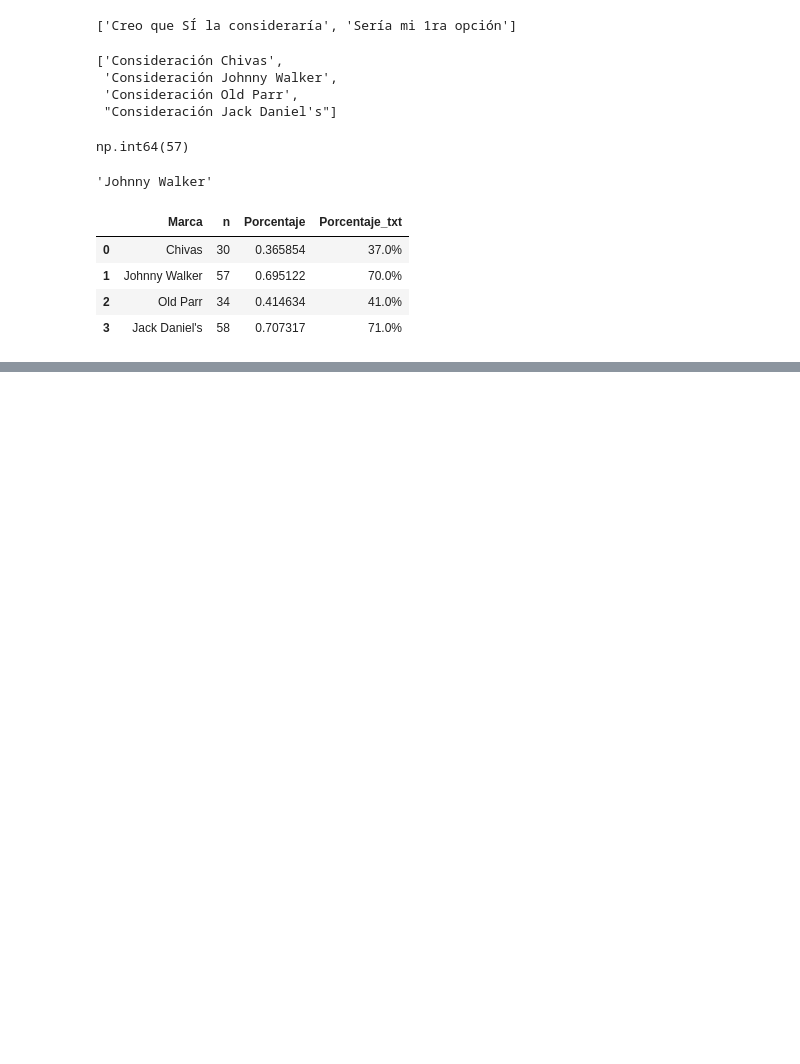
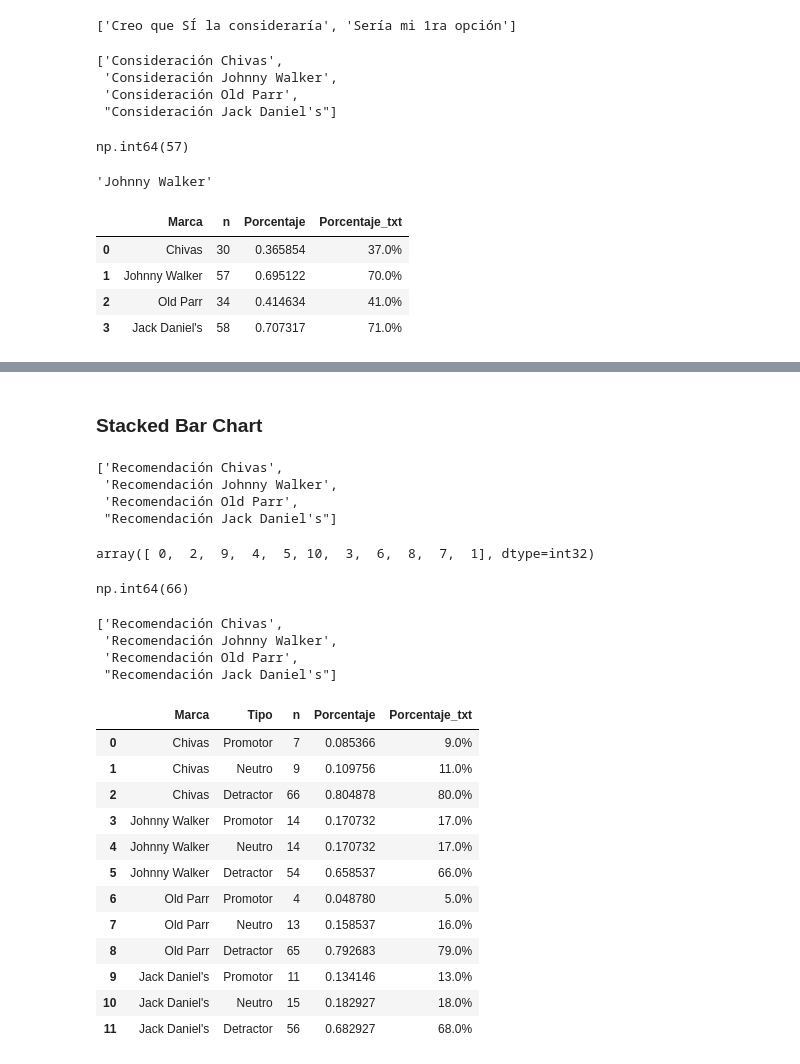
Before and after one commit to auzaluis/upsa_mod_202501, a Jupyter notebook: whisky/02_script_EDA_whisky.ipynb, the cells around one changed output, grey strips where cells are left out. Drawn from its saved outputs; the diff is of its cells as text; code cells hidden in the pictures; blank space fills up the shorter version.

```diff
--- a/whisky/02_script_EDA_whisky.ipynb
+++ b/whisky/02_script_EDA_whisky.ipynb
@@ -168,0 +204,3 @@ df_consideracion
+# %%
+recomendacion_cols = [col for col in df.columns if col.startswith('Recomendación')]
+recomendacion_cols
@@ -168,0 +253,62 @@ df_consideracion
+# %% [markdown]
+### Stacked Bar Chart
+# %%
+nps_cols = [col for col in df.columns if col.startswith('Recomendación')]
+nps_cols
+# %% [output]
+['Recomendación Chivas',
+ 'Recomendación Johnny Walker',
+ 'Recomendación Old Parr',
+ "Recomendación Jack Daniel's"]
+# %%
+df['Recomendación Chivas'].unique()
+# %% [output]
+array([ 0,  2,  9,  4,  5, 10,  3,  6,  8,  7,  1], dtype=int32)
+# %%
+df['Recomendación Chivas'].apply(lambda x: 'Promotor' if x >= 9 else ('Neutro' if x >= 7 else 'Detractor')).value_counts().get('Detractor', 0)
+# %% [output]
+np.int64(66)
+# %%
+nps_cols
+# %% [output]
+['Recomendación Chivas',
+ 'Recomendación Johnny Walker',
+ 'Recomendación Old Parr',
+ "Recomendación Jack Daniel's"]
+# %%
+nps_dict = []
+
+for col in nps_cols:
+  Marca = re.search(r'(Recomendación\s)(.+)', col).group(2)
+  clasificacion = df[col].apply(lambda x: 'Promotor' if x >= 9 else ('Neutro' if x >= 7 else 'Detractor'))
+  conteo = clasificacion.value_counts()
+  proporcion = clasificacion.value_counts(normalize=True)
+
+  for tipo in ['Promotor', 'Neutro', 'Detractor']:
+    n = conteo.get(tipo, 0)
+    Porcentaje = proporcion.get(tipo, 0)
+    Porcentaje_txt = str(round(Porcentaje*100, 0)) + '%'
+    nps_dict.append({
+        'Marca': Marca,
+        'Tipo': tipo,
+        'n': n,
+        'Porcentaje': Porcentaje,
+        'Porcentaje_txt': Porcentaje_txt
+    })
+# %%
+df_nps = pd.DataFrame(nps_dict)
+df_nps
+# %% [output]
+|  | Marca | Tipo | n | Porcentaje | Porcentaje_txt |
+| 0 | Chivas | Promotor | 7 | 0.085366 | 9.0% |
+| 1 | Chivas | Neutro | 9 | 0.109756 | 11.0% |
+| 2 | Chivas | Detractor | 66 | 0.804878 | 80.0% |
+| 3 | Johnny Walker | Promotor | 14 | 0.170732 | 17.0% |
+| 4 | Johnny Walker | Neutro | 14 | 0.170732 | 17.0% |
+| 5 | Johnny Walker | Detractor | 54 | 0.658537 | 66.0% |
+| 6 | Old Parr | Promotor | 4 | 0.048780 | 5.0% |
+| 7 | Old Parr | Neutro | 13 | 0.158537 | 16.0% |
+| 8 | Old Parr | Detractor | 65 | 0.792683 | 79.0% |
+| 9 | Jack Daniel's | Promotor | 11 | 0.134146 | 13.0% |
+| 10 | Jack Daniel's | Neutro | 15 | 0.182927 | 18.0% |
+| 11 | Jack Daniel's | Detractor | 56 | 0.682927 | 68.0% |
```
Also changed, not shown: parts of 16 cells of this notebook.
